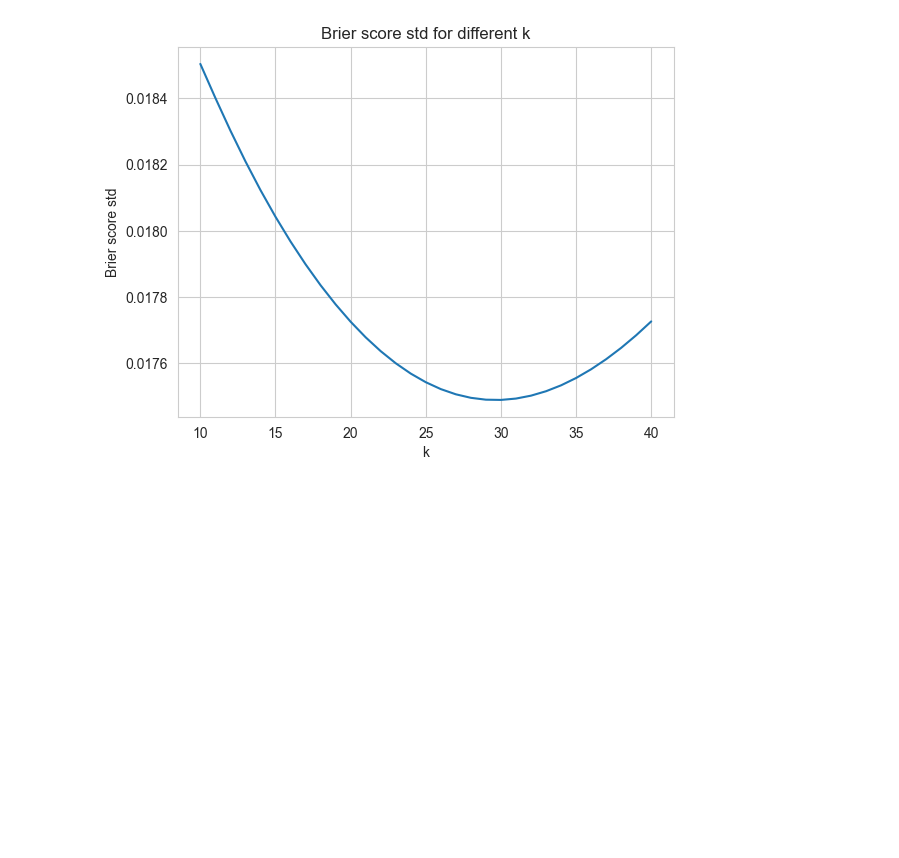
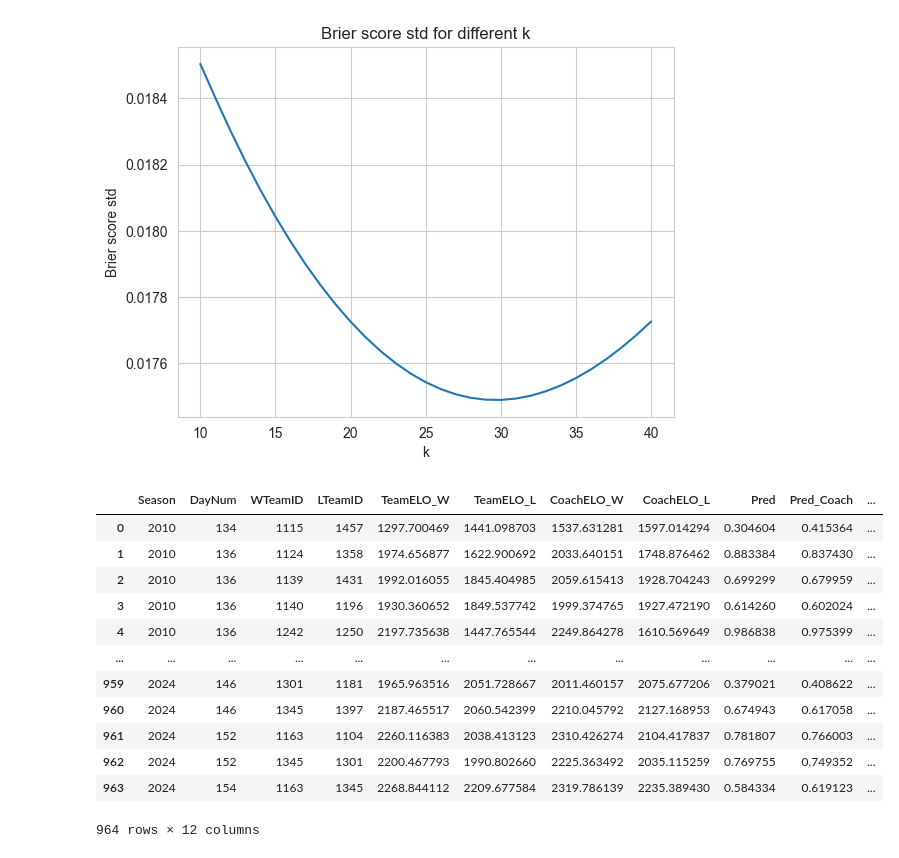
Before and after one commit to fantasy2fry/march-ml-madness-2025, a Jupyter notebook: src/fantasy2fry/elo_coach_team.ipynb, the cells around one changed output. Saved outputs shown, nothing was run; the diff lists cells and outputs as text; code cells hidden in the pictures; blank space fills up the shorter version.

```diff
--- a/src/fantasy2fry/elo_coach_team.ipynb
+++ b/src/fantasy2fry/elo_coach_team.ipynb
@@ -715,3 +715,20 @@ plt.title('Brier score std for different k')
 plt.show()
 # %% [output]
 [figure]
+# %%
+tournament['brier'] = (tournament['Pred_combined']-1) ** 2
+tournament
+# %% [output]
+|  | Season | DayNum | WTeamID | LTeamID | TeamELO_W | TeamELO_L | CoachELO_W | CoachELO_L | Pred | Pred_Coach | ... |
+| 0 | 2010 | 134 | 1115 | 1457 | 1297.700469 | 1441.098703 | 1537.631281 | 1597.014294 | 0.304604 | 0.415364 | ... |
+| 1 | 2010 | 136 | 1124 | 1358 | 1974.656877 | 1622.900692 | 2033.640151 | 1748.876462 | 0.883384 | 0.837430 | ... |
+| 2 | 2010 | 136 | 1139 | 1431 | 1992.016055 | 1845.404985 | 2059.615413 | 1928.704243 | 0.699299 | 0.679959 | ... |
+| 3 | 2010 | 136 | 1140 | 1196 | 1930.360652 | 1849.537742 | 1999.374765 | 1927.472190 | 0.614260 | 0.602024 | ... |
+| 4 | 2010 | 136 | 1242 | 1250 | 2197.735638 | 1447.765544 | 2249.864278 | 1610.569649 | 0.986838 | 0.975399 | ... |
+| ... | ... | ... | ... | ... | ... | ... | ... | ... | ... | ... | ... |
+| 959 | 2024 | 146 | 1301 | 1181 | 1965.963516 | 2051.728667 | 2011.460157 | 2075.677206 | 0.379021 | 0.408622 | ... |
+| 960 | 2024 | 146 | 1345 | 1397 | 2187.465517 | 2060.542399 | 2210.045792 | 2127.168953 | 0.674943 | 0.617058 | ... |
+| 961 | 2024 | 152 | 1163 | 1104 | 2260.116383 | 2038.413123 | 2310.426274 | 2104.417837 | 0.781807 | 0.766003 | ... |
+| 962 | 2024 | 152 | 1345 | 1301 | 2200.467793 | 1990.802660 | 2225.363492 | 2035.115259 | 0.769755 | 0.749352 | ... |
+| 963 | 2024 | 154 | 1163 | 1345 | 2268.844112 | 2209.677584 | 2319.786139 | 2235.389430 | 0.584334 | 0.619123 | ... |
+964 rows × 12 columns
```
Also changed, not shown: parts of 2 cells of this notebook, 2 other files.
